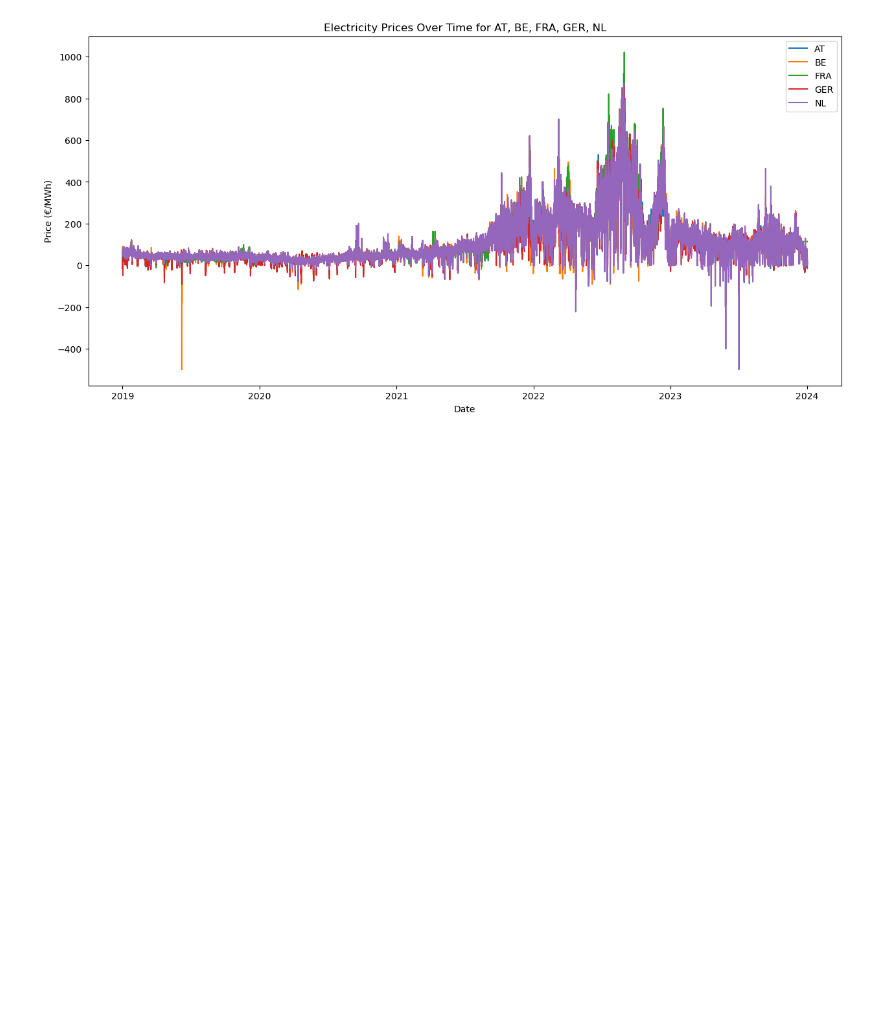
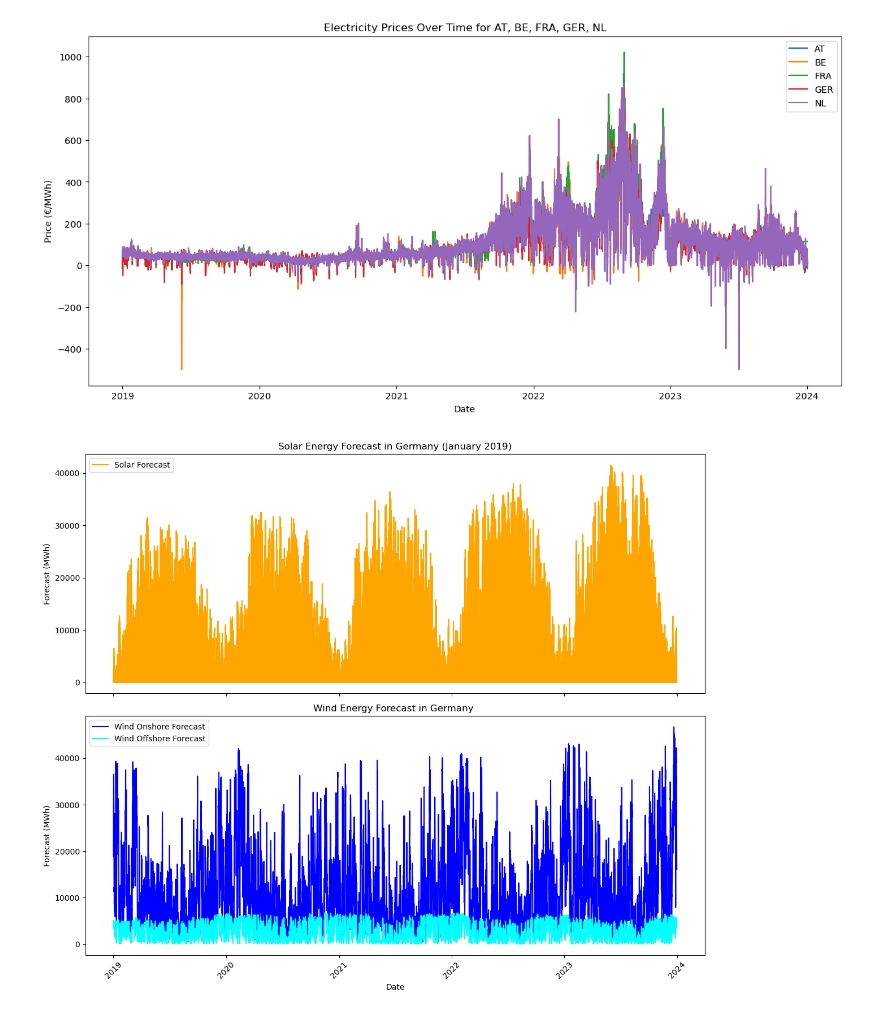
Before and after one commit to Linkschris/AdvancedBA, a Jupyter notebook: model.ipynb/model_pantelis.ipynb, the cells around one changed output. Drawn from its saved outputs; the diff is of its cells as text; code cells hidden in the pictures; blank space fills up the shorter version.

Commit message:
first visualizations

```diff
--- a/model.ipynb/model_pantelis.ipynb
+++ b/model.ipynb/model_pantelis.ipynb
@@ -148,3 +148,29 @@ plt.legend()
 plt.show()
 # %% [output]
 [figure]
+# %%
+# To manage the large dataset, let's focus on one month of data for visualization
+data_subset = res_gen_df[(res_gen_df['date'] >= '2019-01-01') & (res_gen_df['date'] < '2023-12-31')]
+
+# Time series plot for solar and wind energy forecasts in Germany as an example
+fig, ax = plt.subplots(2, 1, figsize=(12, 10), sharex=True)
+
+# Solar forecast for Germany
+ax[0].plot(data_subset['date'], data_subset['solar_forecastGER'], label='Solar Forecast', color='orange')
+ax[0].set_title('Solar Energy Forecast in Germany (January 2019)')
+ax[0].set_ylabel('Forecast (MWh)')
+ax[0].legend()
+
+# Wind forecast for Germany (combining onshore and offshore)
+ax[1].plot(data_subset['date'], data_subset['windonshore_forecastGER'], label='Wind Onshore Forecast', color='blue')
+ax[1].plot(data_subset['date'], data_subset['windoffshore_forecastGER'], label='Wind Offshore Forecast', color='cyan')
+ax[1].set_title('Wind Energy Forecast in Germany ')
+ax[1].set_ylabel('Forecast (MWh)')
+ax[1].set_xlabel('Date')
+ax[1].legend()
+
+plt.xticks(rotation=45)
+plt.tight_layout()
+plt.show()
+# %% [output]
+[figure, added]
```
Also changed, not shown: parts of 7 cells of this notebook.
